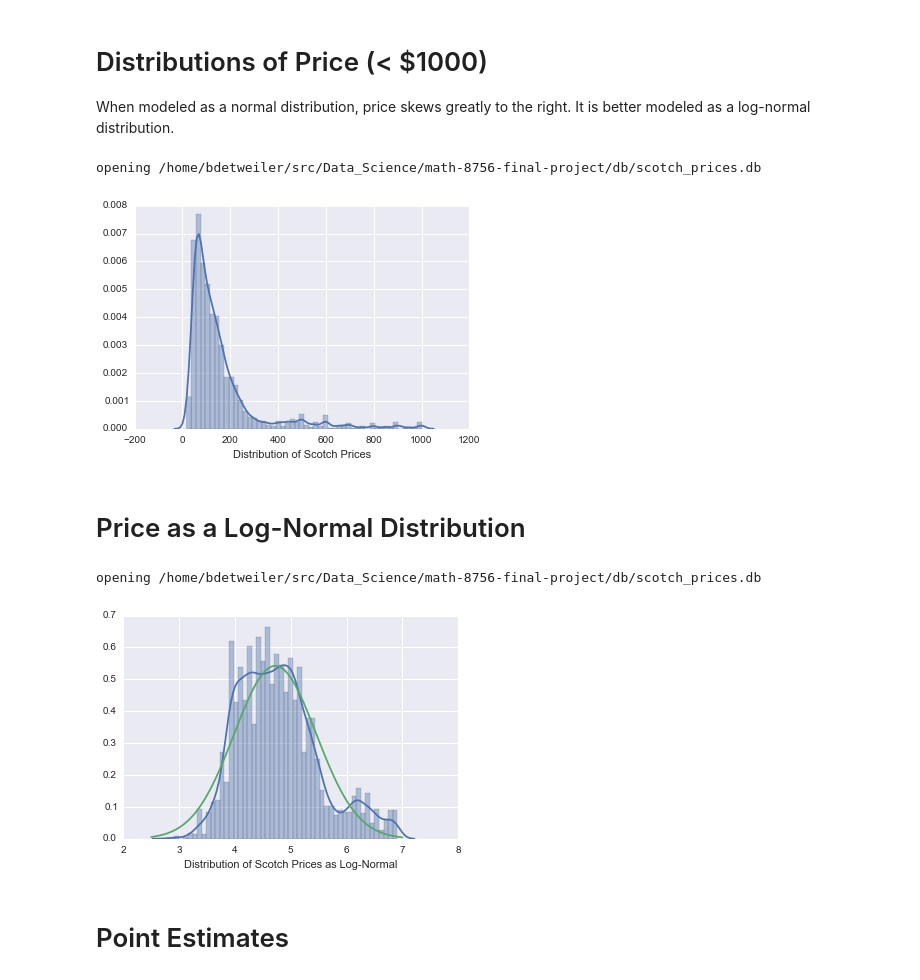
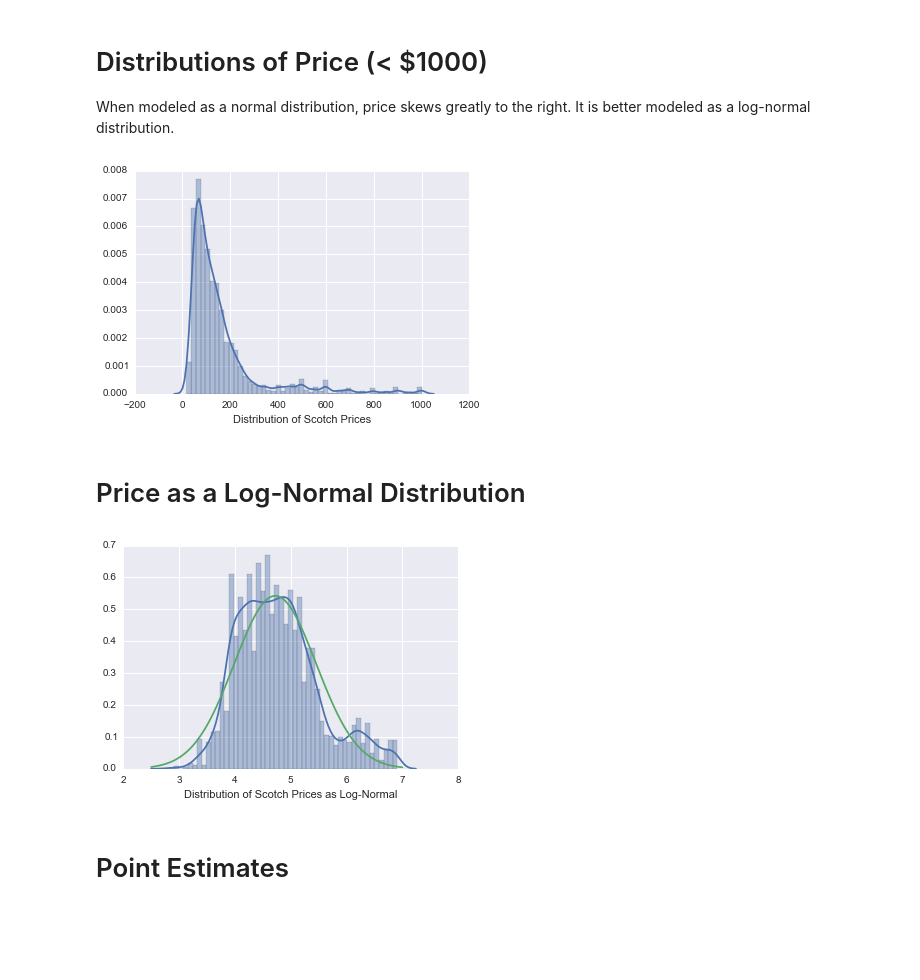
Before and after one commit to bdetweiler/math-8756-final-project, a Jupyter notebook: src/Analyze Scotch.ipynb, the cells around one changed output. Saved outputs shown, nothing was run; the diff lists cells and outputs as text; code cells hidden in the pictures; blank space fills up the shorter version.

```diff
--- a/src/Analyze Scotch.ipynb
+++ b/src/Analyze Scotch.ipynb
@@ -200,7 +200,15 @@ price = []
 for i in range(0, len(data)):
     age.append(data[i][2])
     price.append(data[i][3])
-    print str(data[i])
+    print str(data[i][0]) + ' - ' + str(data[i][1]) + ' - ' + str(data[i][2]) + ' years old, $' + str(data[i][3])
+    plt.annotate(data[i][1],
+                 xy = (data[i][2], data[i][3]),
+                 xytext = (-20, 5),
+                 textcoords = 'offset points',
+                 ha = 'right',
+                 va = 'bottom',
+                 bbox = dict(boxstyle = 'round,pad=0.5', fc = 'yellow', alpha = 0.5),
+                 arrowprops = dict(arrowstyle = '->', connectionstyle = 'arc3,rad=0'))
 
 plt.suptitle('Scotch Age vs. Price', fontsize=20)
 plt.xlabel('Age', fontsize=16)
@@ -796,24 +734,12 @@ Percentage of 30 year olds: 1.70660856935
 
 When modeled as a normal distribution, price skews greatly to the right. It is better modeled as a log-normal distribution.
 # %%
-
 MATH_8756_HOME = os.environ.get('MATH_8756_HOME')
 DB_DIR = MATH_8756_HOME + '/' + 'db'
 DB = DB_DIR + '/scotch_prices.db'
 
-# This is what we're trying to populate
-
-print 'opening ' + DB
-# conn = sqlite3.connect(DB)
 scotch_db = create_database('sqlite:' + DB)
 scotch_store = Store(scotch_db)
-
-#scotch_join = [(Scotch, Price), Price.SCOTCH == Scotch.SCOTCH_ID]
-#scotch_rs = scotch_store.using(*scotch_join).find(Scotch, Scotch.AGE > 0).order_by(Price.PRICE)
-
-def StudentTCI(mu, sigma, df, alpha=0.95):
-    return t.interval(alpha, df, mu, sigma)
-
 
 age_count = []
 price_count = []
@@ -834,70 +760,55 @@ for age in range(1, 80):
         price_count_ln.append(math.log(round(data[i][3])))
 
 sns.distplot(price_count, axlabel="Distribution of Scotch Prices");
-#sns.distplot(price_count_ln);
+
 
 scotch_store.flush()
 scotch_store.commit()
 scotch_store.close()
 # %% [output]
-opening /home/bdetweiler/src/Data_Science/math-8756-final-project/db/scotch_prices.db
 [figure]
 # %% [markdown]
 # Price as a Log-Normal Distribution
 # %%
-
 MATH_8756_HOME = os.environ.get('MATH_8756_HOME')
 DB_DIR = MATH_8756_HOME + '/' + 'db'
 DB = DB_DIR + '/scotch_prices.db'
 
-# This is what we're trying to populate
-
-print 'opening ' + DB
-# conn = sqlite3.connect(DB)
 scotch_db = create_database('sqlite:' + DB)
 scotch_store = Store(scotch_db)
-
-#scotch_join = [(Scotch, Price), Price.SCOTCH == Scotch.SCOTCH_ID]
-#scotch_rs = scotch_store.using(*scotch_join).find(Scotch, Scotch.AGE > 0).order_by(Price.PRICE)
-
-def StudentTCI(mu, sigma, df, alpha=0.95):
-    return t.interval(alpha, df, mu, sigma)
-
 
 age_count = []
 price_count = []
 for age in range(1, 80):
 
     scotch_rs = scotch_store.find((Scotch, Price, Producer, Distillery, Retailer),
                          Price.SCOTCH == Scotch.SCOTCH_ID,
                          Price.RETAILER == Retailer.RETAILER_ID,
                          Producer.PRODUCER_ID == Scotch.PRODUCER,
                          Distillery.DISTILLERY_ID == Scotch.DISTILLERY,
                          Scotch.AGE == age,
                          Price.PRICE < 1000).order_by(Price.PRICE)
     data = [(producer.NAME, distillery.NAME, scotch.AGE, price.PRICE, retailer.NAME) for scotch, price, producer, distillery, retailer in scotch_rs]
 
     for i in range(0, len(data)):
         age_count.append(age)
         price_count.append(data[i][3])
         price_count_ln.append(math.log(round(data[i][3])))
 
-#sns.distplot(price_count, axlabel="Distribution of Scotch Prices as Log-Normal");
 sns.distplot(price_count_ln, axlabel="Distribution of Scotch Prices as Log-Normal");
 
 mean = 4.72149661207
 variance = 0.54098677141
 sigma = math.sqrt(variance)
 x = np.linspace(2.5,7,100)
 plt.plot(x,mlab.normpdf(x,mean,sigma))
 
 
 scotch_store.flush()
 scotch_store.commit()
 scotch_store.close()
 # %% [output]
-opening /home/bdetweiler/src/Data_Science/math-8756-final-project/db/scotch_prices.db
-[figure, old version]
+[figure, new version]
 # %% [markdown]
 # Point Estimates
 # %%
```
Also changed, not shown: parts of 17 cells of this notebook, 13 other files.
